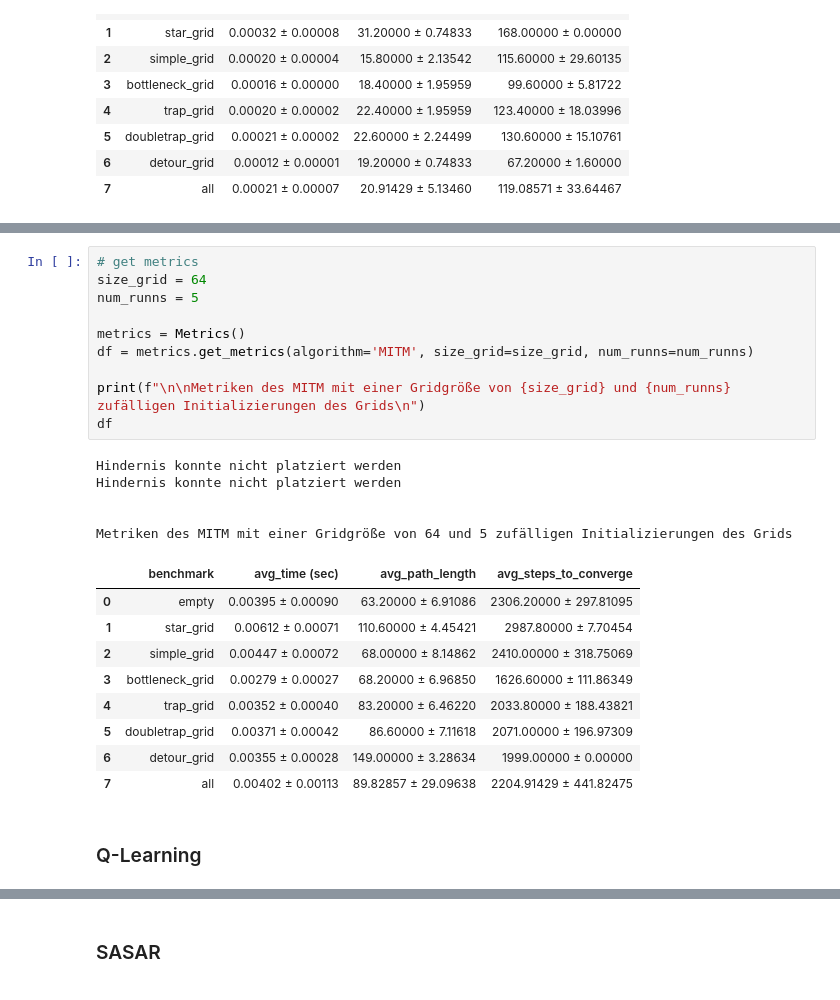
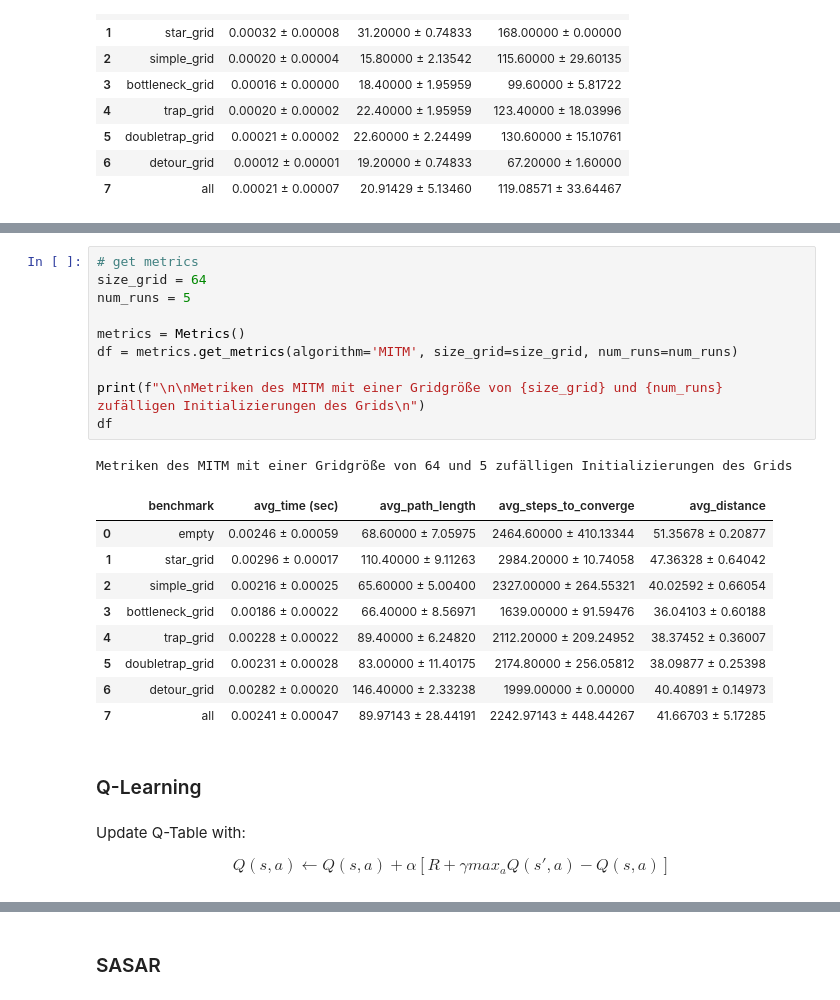
Before and after one commit to laelien8er/Robotik_projekt, a Jupyter notebook: Abgabe/_IR_Achter_Eder.ipynb, the cells around one changed output, grey strips where cells are left out. Cells and saved outputs as stored; diff of their text form.

```diff
--- a/Abgabe/_IR_Achter_Eder.ipynb
+++ b/Abgabe/_IR_Achter_Eder.ipynb
@@ -291,30 +298,32 @@ Metriken des MITM mit einer Gridgröße von 32 und 5 zufälligen Initializierung
 # %%
 # get metrics
 size_grid = 64
-num_runns = 5
+num_runs = 5
 
 metrics = Metrics()
-df = metrics.get_metrics(algorithm='MITM', size_grid=size_grid, num_runns=num_runns)
+df = metrics.get_metrics(algorithm='MITM', size_grid=size_grid, num_runs=num_runs)
 
-print(f"\n\nMetriken des MITM mit einer Gridgröße von {size_grid} und {num_runns} zufälligen Initializierungen des Grids\n")
+print(f"\n\nMetriken des MITM mit einer Gridgröße von {size_grid} und {num_runs} zufälligen Initializierungen des Grids\n")
 df
 # %% [output]
-Hindernis konnte nicht platziert werden
-Hindernis konnte nicht platziert werden
-
-
 Metriken des MITM mit einer Gridgröße von 64 und 5 zufälligen Initializierungen des Grids
-|  | benchmark | avg_time (sec) | avg_path_length | avg_steps_to_converge |
-| 0 | empty | 0.00395 ± 0.00090 | 63.20000 ± 6.91086 | 2306.20000 ± 297.81095 |
-| 1 | star_grid | 0.00612 ± 0.00071 | 110.60000 ± 4.45421 | 2987.80000 ± 7.70454 |
-| 2 | simple_grid | 0.00447 ± 0.00072 | 68.00000 ± 8.14862 | 2410.00000 ± 318.75069 |
-| 3 | bottleneck_grid | 0.00279 ± 0.00027 | 68.20000 ± 6.96850 | 1626.60000 ± 111.86349 |
-| 4 | trap_grid | 0.00352 ± 0.00040 | 83.20000 ± 6.46220 | 2033.80000 ± 188.43821 |
-| 5 | doubletrap_grid | 0.00371 ± 0.00042 | 86.60000 ± 7.11618 | 2071.00000 ± 196.97309 |
-| 6 | detour_grid | 0.00355 ± 0.00028 | 149.00000 ± 3.28634 | 1999.00000 ± 0.00000 |
-| 7 | all | 0.00402 ± 0.00113 | 89.82857 ± 29.09638 | 2204.91429 ± 441.82475 |
+|  | benchmark | avg_time (sec) | avg_path_length | avg_steps_to_converge | avg_distance |
+| 0 | empty | 0.00246 ± 0.00059 | 68.60000 ± 7.05975 | 2464.60000 ± 410.13344 | 51.35678 ± 0.20877 |
+| 1 | star_grid | 0.00296 ± 0.00017 | 110.40000 ± 9.11263 | 2984.20000 ± 10.74058 | 47.36328 ± 0.64042 |
+| 2 | simple_grid | 0.00216 ± 0.00025 | 65.60000 ± 5.00400 | 2327.00000 ± 264.55321 | 40.02592 ± 0.66054 |
+| 3 | bottleneck_grid | 0.00186 ± 0.00022 | 66.40000 ± 8.56971 | 1639.00000 ± 91.59476 | 36.04103 ± 0.60188 |
+| 4 | trap_grid | 0.00228 ± 0.00022 | 89.40000 ± 6.24820 | 2112.20000 ± 209.24952 | 38.37452 ± 0.36007 |
+| 5 | doubletrap_grid | 0.00231 ± 0.00028 | 83.00000 ± 11.40175 | 2174.80000 ± 256.05812 | 38.09877 ± 0.25398 |
+| 6 | detour_grid | 0.00282 ± 0.00020 | 146.40000 ± 2.33238 | 1999.00000 ± 0.00000 | 40.40891 ± 0.14973 |
+| 7 | all | 0.00241 ± 0.00047 | 89.97143 ± 28.44191 | 2242.97143 ± 448.44267 | 41.66703 ± 5.17285 |
 # %% [markdown]
 ### Q-Learning
+# %% [markdown]
+Update Q-Table with:
+
+$$
+  Q(s,a) \leftarrow Q(s,a) + \alpha [R + \gamma  max_aQ(s', a) - Q(s,a)]
+$$
 # %%
 # get metrics
 metrics = Metrics()
```
Also changed, not shown: parts of 16 cells of this notebook, 1 other file.
